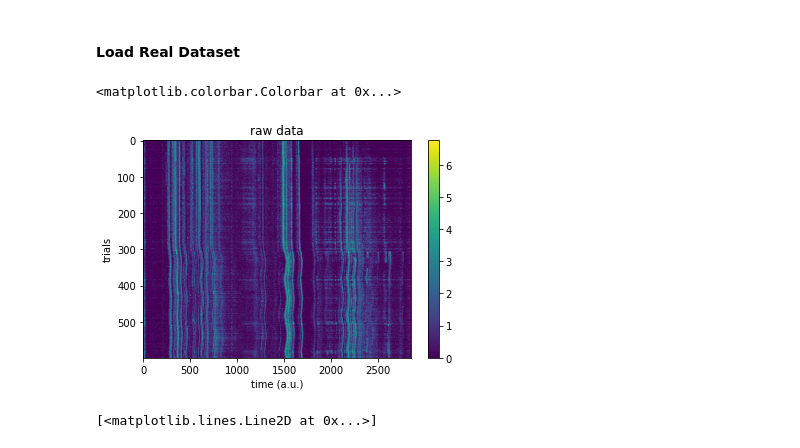
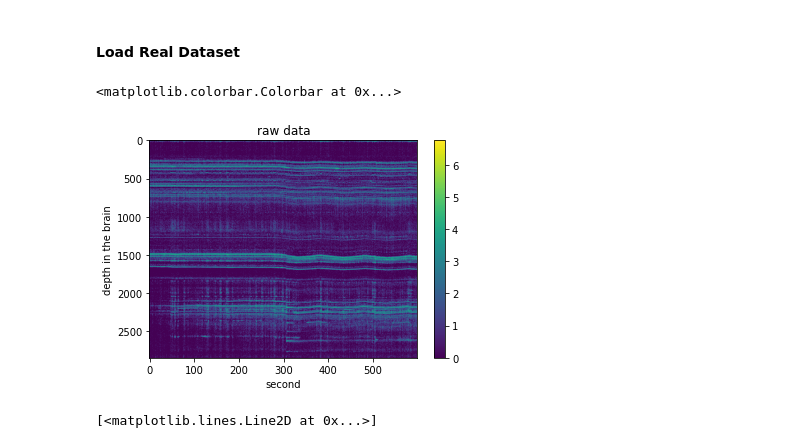
Before and after one commit to shijiegu/driftrack, a Jupyter notebook: examples/Fig2_SimulateData.ipynb, the cells around one changed output. Saved outputs shown, nothing was run; the diff lists cells and outputs as text; code cells hidden in the pictures.

```diff
--- a/examples/Fig2_SimulateData.ipynb
+++ b/examples/Fig2_SimulateData.ipynb
@@ -19,17 +28,17 @@ from mpl_toolkits.axes_grid1 import make_axes_locatable
 #### Load Real Dataset
 # %%
 # load real data
-data = np.load('/home/lorenlab/Documents/drift_data/5_15min/data_1of_a_second.npy').T
+data = np.load('data/data_1of_a_second.npy').T
 data=np.log(1+data)
 data=np.expand_dims(data, axis=2)
 
 # Plot data.
-plt.imshow(np.squeeze(data), aspect='auto')
-plt.title('raw data'), plt.xlabel('time (a.u.)'), plt.ylabel('trials')
+plt.imshow(np.squeeze(data).T, aspect='auto')
+plt.title('raw data'), plt.xlabel('second'), plt.ylabel('depth in the brain')
 plt.colorbar()
 # %% [output]
 <matplotlib.colorbar.Colorbar at 0x...>
-[figure, old version]
+[figure, new version]
 # %%
 plt.figure
 plt.plot(np.squeeze(data[3,:,:]))
```
Also changed, not shown: parts of 3 cells of this notebook, 9 other files.
